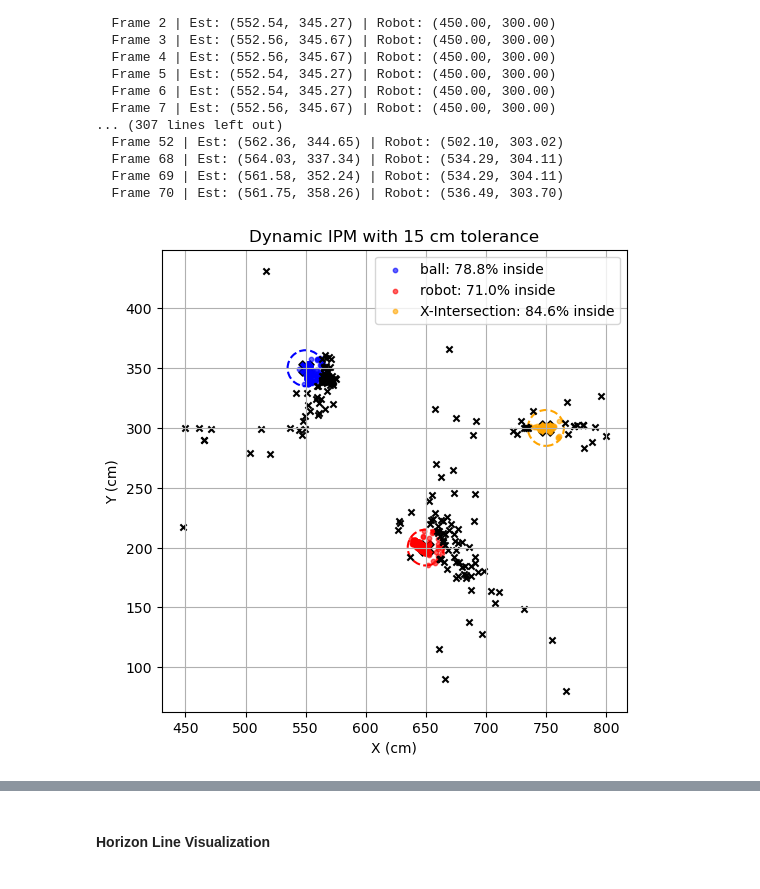
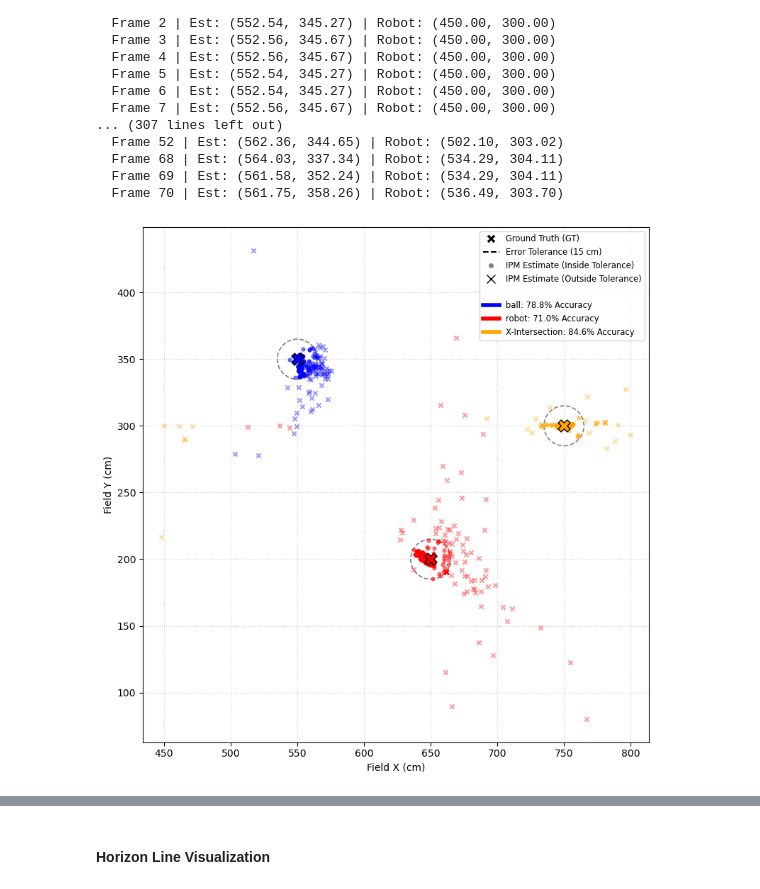
Before and after one commit to FaaizHaikal/my-thesis, a Jupyter notebook: scripts/ipm_evaluation.ipynb, the cells around one changed output, grey strips where cells are left out. Saved outputs shown, nothing was run; the diff lists cells and outputs as text; code cells hidden in the pictures.

```diff
--- a/scripts/ipm_evaluation.ipynb
+++ b/scripts/ipm_evaluation.ipynb
@@ -556,90 +642,94 @@ ball:
   Frame 69 | Est: (561.58, 352.24) | Robot: (534.29, 304.11)
   Frame 70 | Est: (561.75, 358.26) | Robot: (536.49, 303.70)
 # %%
+from matplotlib.lines import Line2D
+
 def plot_est_vs_gt_dynamic(dynamic_ipm, labels=None, radius=15):
     if labels is None:
-        labels = OBJECTS_GROUND_TRUTH.keys()
+        labels = ["ball", "robot", "X-Intersection"]
 
-    plt.figure(figsize=(6, 6))
+    plt.figure(figsize=(8, 8))
 
     color_map = {
         "ball": "blue",
         "robot": "red",
-        "goalpost": "green",
         "X-Intersection": "orange"
     }
 
-    plotted_gt = set()
+    # 1. Define Legend Proxy Artists for clarity
+    legend_elements = [
+        Line2D([0], [0], marker='X', color='w', label='Ground Truth (GT)',
+               markerfacecolor='black', markersize=10),
+        Line2D([0], [0], color='black', linestyle='--', label=f'Error Tolerance ({radius} cm)'),
+        Line2D([0], [0], marker='o', color='w', label='IPM Estimate (Inside Tolerance)',
+               markerfacecolor='gray', markersize=6),
+        Line2D([0], [0], marker='x', color='w', label='IPM Estimate (Outside Tolerance)',
+               markerfacecolor='black', markeredgecolor='black', markersize=8)
+    ]
+
+    # Empty line for visual separation in legend
+    legend_elements.append(Line2D([0], [0], color='white', label=' '))
 
     for label in labels:
         gt = OBJECTS_GROUND_TRUTH[label]
         color = color_map.get(label, "black")
-
         all_points = []
 
-        # collect ALL runs first
         for run in dynamic_ipm:
-            if label not in run:
-                continue
-            all_points.extend(run[label])
+            if label in run:
+                all_points.extend(run[label])
 
         if not all_points:
             continue
 
-        xs, ys = [], []
         inside_xs, inside_ys = [], []
         outside_xs, outside_ys = [], []
 
         for est, _, _ in all_points:
             dx = est.x - gt.x
             dy = est.y - gt.y
             err = np.hypot(dx, dy)
 
-            xs.append(est.x)
-            ys.append(est.y)
-
             if err <= radius:
                 inside_xs.append(est.x)
                 inside_ys.append(est.y)
             else:
                 outside_xs.append(est.x)
                 outside_ys.append(est.y)
 
-        total = len(xs)
-        inside = len(inside_xs)
-        outside = len(outside_xs)
+        total = len(all_points)
+        pct_inside = (len(inside_xs) / total) * 100 if total > 0 else 0
 
-        pct_inside = (inside / total) * 100 if total > 0 else 0
+        # Add entry to legend with color and precision metric
+        legend_elements.append(Line2D([0], [0], color=color, lw=4,
+                                      label=f"{label}: {pct_inside:.1f}% Accuracy"))
 
-        # --- Plot GT + circle ---
-        plt.scatter(gt.x, gt.y,
-                    marker='X', s=120,
-                    color=color, edgecolors='black')
+        # --- Plotting ---
+        # Plot GT
+        plt.scatter(gt.x, gt.y, marker='X', s=150, color=color, edgecolors='black', zorder=5)
 
-        circle = plt.Circle((gt.x, gt.y), radius,
-                            color=color, fill=False,
-                            linestyle='--', linewidth=1.5)
+        # Plot Tolerance Circle
+        circle = plt.Circle((gt.x, gt.y), radius, color='black', fill=False,
+                            linestyle='--', linewidth=1.2, alpha=0.5, zorder=2)
         plt.gca().add_patch(circle)
 
-        # --- Plot points ---
-        plt.scatter(inside_xs, inside_ys,
-                    s=10, alpha=0.6,
-                    color=color,
-                    label=f"{label}: {pct_inside:.1f}% inside")
+        # Plot points inside (colored dots)
+        plt.scatter(inside_xs, inside_ys, s=12, alpha=0.5, color=color, zorder=3)
 
-        plt.scatter(outside_xs, outside_ys,
-                    s=20, marker='x',
-                    color='black')
+        # Plot points outside (black X)
+        plt.scatter(outside_xs, outside_ys, s=20, marker='x', color=color, alpha=0.4, zorder=4)
 
-    plt.xlabel("X (cm)")
-    plt.ylabel("Y (cm)")
-    plt.title(f"Dynamic IPM with {radius} cm tolerance")
+    plt.xlabel("Field X (cm)")
+    plt.ylabel("Field Y (cm)")
     plt.axis('equal')
-    plt.legend()
-    plt.grid(True)
 
+    # Legend inside to save space
+    plt.legend(handles=legend_elements, loc='upper right', fontsize='small', frameon=True)
+
+    plt.grid(True, linestyle=':', alpha=0.6)
+    plt.tight_layout()
     plt.show()
 
 plot_est_vs_gt_dynamic(filtered_dynamic_ipm, labels=["ball", "robot", "X-Intersection"])
 # %% [output]
-[figure, old version]
+[figure, new version]
```
Also changed, not shown: parts of 9 cells of this notebook, 7 other files.
